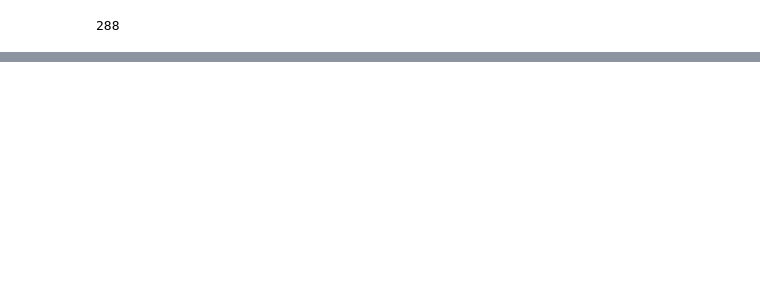
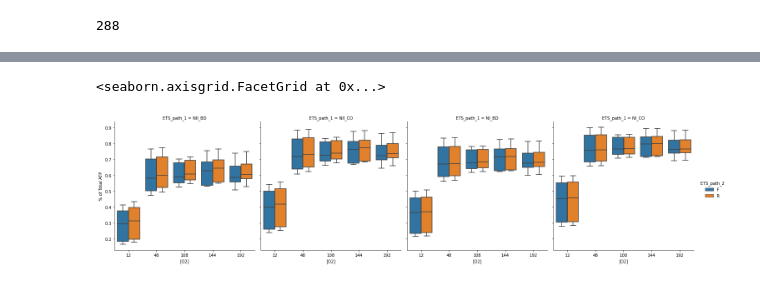
Before and after one commit to alexander-alleman/Azotobactervinelandii_metabolicmodel, a Jupyter notebook: Notebooks/ATPM_compare.ipynb, the cells around one changed output, grey strips where cells are left out. Saved outputs shown, nothing was run; the diff lists cells and outputs as text; code cells hidden in the pictures; blank space fills up the shorter version.

Commit message:
made graphs

```diff
--- a/Notebooks/ATPM_compare.ipynb
+++ b/Notebooks/ATPM_compare.ipynb
@@ -327,0 +319,3 @@ ATPM_prect = pd.read_csv("ATPM_pred_final_test.csv")
+# %%
+growth_compare = pd.read_csv("../Data/Maintenance_rates/ATPM_pred_final_df.csv", index_col = 0)
+growth_compare.head()
@@ -327,0 +329,6 @@ ATPM_prect = pd.read_csv("ATPM_pred_final_test.csv")
+# %%
+# split ETS_path into ETC and F or R
+ETS_path_new = growth_compare['ETS_path'].str.rsplit("_", n =1, expand = True)
+growth_compare['ETS_path_1'] = ETS_path_new[0]
+growth_compare['ETS_path_2'] = ETS_path_new[1]
+growth_compare.head()
@@ -327,0 +369,7 @@ ATPM_prect = pd.read_csv("ATPM_pred_final_test.csv")
+# %%
+growth_compare['ATPM_ATP_prect'] = pd.to_numeric(growth_compare['ATPM_ATP_prect'])
+ax = sns.catplot( x = 'O2_conc', y = 'ATPM_ATP_prect', col= 'ETS_path_1', hue = 'ETS_path_2', data = growth_compare, kind = 'box')
+ax.set_axis_labels('[O2]','% of Total ATP')
+# %% [output]
+<seaborn.axisgrid.FacetGrid at 0x...>
+[figure, added]
```
Also changed, not shown: parts of 16 cells of this notebook, 2 other files.
